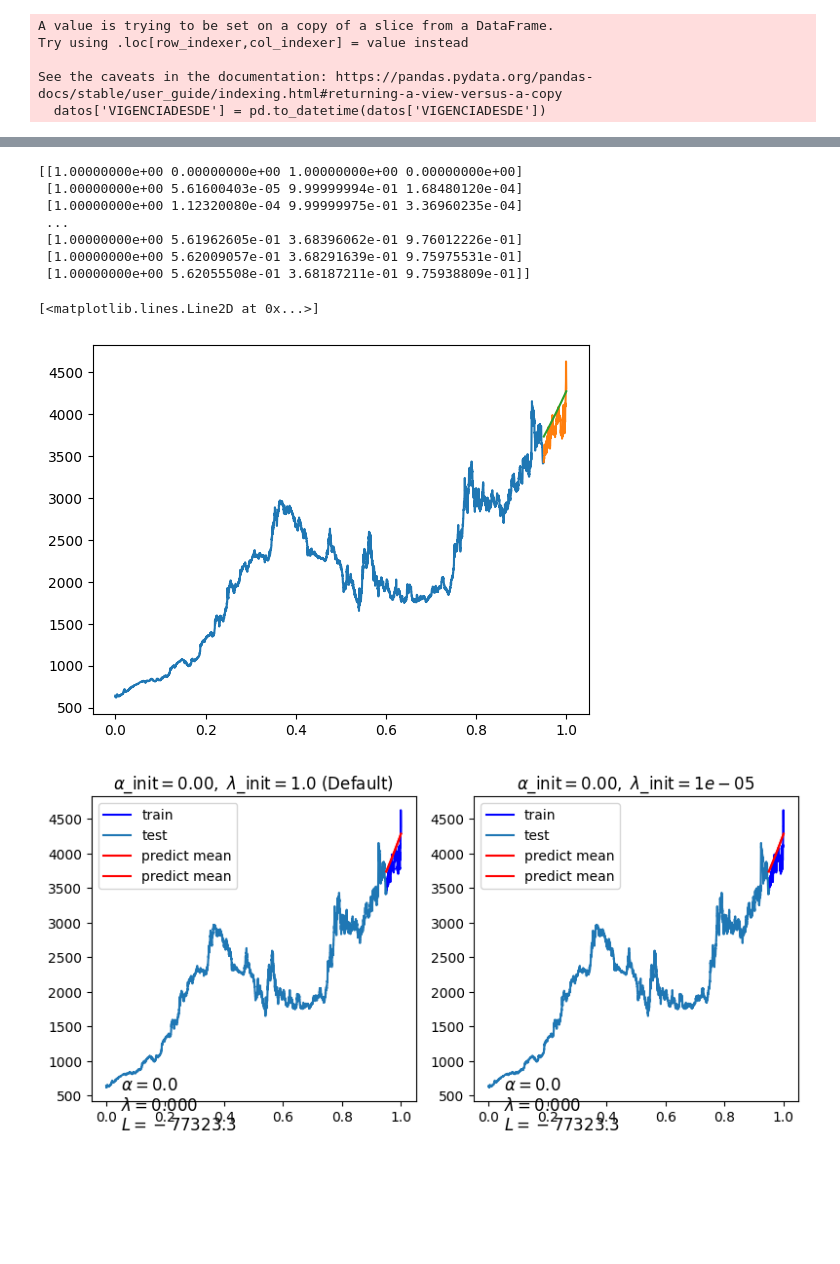
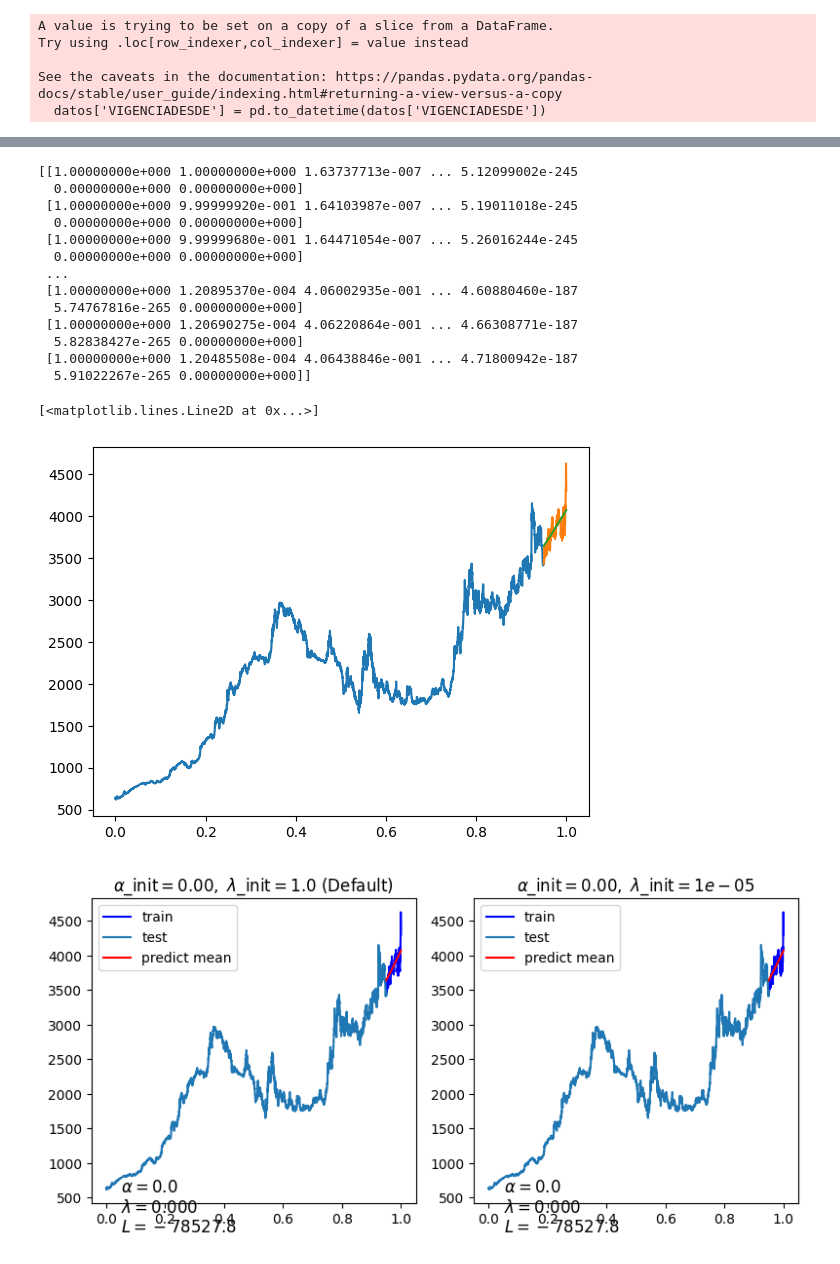
Before and after one commit to cabb1808/ProyectoSenales3, a Jupyter notebook: Proyecto_Final.ipynb, the cells around one changed output, grey strips where cells are left out. Saved outputs shown, nothing was run; the diff lists cells and outputs as text; code cells hidden in the pictures; blank space fills up the shorter version.

```diff
--- a/Proyecto_Final.ipynb
+++ b/Proyecto_Final.ipynb
@@ -94,29 +86,26 @@ DatetimeIndex(['1991-12-02', '1991-12-03', '1991-12-04', '1991-12-05',
 [figure]
 # %%
 def MapeoDataset(X,K):
-    # Extraer caracteristicas sinusoidales
-    # X: N x D, vector de entradas
-    # K: escalar, grado del polinomio
-    # return: N x (K+1), matriz de características Phi
-
+    # # Extraer caracteristicas sinusoidales
+    # # X: N x D, vector de entradas
+    # # K: escalar, grado del polinomio
+    # # return: N x (K+1), matriz de características Phi
     X = X.flatten()
     N = X.shape[0]
 
     #inicializar Phi
     Phi = np.ones((N, K+1))
-    F0= 0.1
-    F = F0 * np.linspace(1, K, K)
+    mu = np.linspace(0,10,K)
+    sig2 = 0.1
 
     # Calcular matriz Phi
     for n in range(len(X)):
       for k in range(1, K+1):
-        if k%2 ==0:
-          Phi[:,k] = np.cos(2*np.pi*F[k-1]*X)
-        else:
-          Phi[:,k] = np.sin(2*np.pi*F[k-1]*X)
-      return Phi
+        Phi[n,k] = np.exp(-(mu[k-1] - X[n])**2/sig2)
+    return Phi
 # %%
-M=3
+M=9
+
 
 lam=0.001
 PHI_train = MapeoDataset(X_train,M)
@@ -131,59 +120,64 @@ plt.plot(X_train,y_train)
 plt.plot(X_test,y_test)
 plt.plot(X_test,y_pred2)
 # %% [output]
-[[1.00000000e+00 0.00000000e+00 1.00000000e+00 0.00000000e+00]
- [1.00000000e+00 5.61600403e-05 9.99999994e-01 1.68480120e-04]
- [1.00000000e+00 1.12320080e-04 9.99999975e-01 3.36960235e-04]
+[[1.00000000e+000 1.00000000e+000 1.63737713e-007 ... 5.12099002e-245
+  0.00000000e+000 0.00000000e+000]
+ [1.00000000e+000 9.99999920e-001 1.64103987e-007 ... 5.19011018e-245
+  0.00000000e+000 0.00000000e+000]
+ [1.00000000e+000 9.99999680e-001 1.64471054e-007 ... 5.26016244e-245
+  0.00000000e+000 0.00000000e+000]
  ...
- [1.00000000e+00 5.61962605e-01 3.68396062e-01 9.76012226e-01]
- [1.00000000e+00 5.62009057e-01 3.68291639e-01 9.75975531e-01]
- [1.00000000e+00 5.62055508e-01 3.68187211e-01 9.75938809e-01]]
+ [1.00000000e+000 1.20895370e-004 4.06002935e-001 ... 4.60880460e-187
+  5.74767816e-265 0.00000000e+000]
+ [1.00000000e+000 1.20690275e-004 4.06220864e-001 ... 4.66308771e-187
+  5.82838427e-265 0.00000000e+000]
+ [1.00000000e+000 1.20485508e-004 4.06438846e-001 ... 4.71800942e-187
+  5.91022267e-265 0.00000000e+000]]
 [<matplotlib.lines.Line2D at 0x...>]
-[figure, old version]
+[figure, new version]
 # %%
 from sklearn.linear_model import BayesianRidge
 
 
 reg = BayesianRidge(tol=1e-6, fit_intercept=False, compute_score=True)
-n_order = 4
+n_order = 3
 # X_train = np.vander(X_train, n_order + 1, increasing=True)  #cambiar por phi
 # X_test = np.vander(X_test, n_order + 1, increasing=True)
 
 fig, axes = plt.subplots(1, 2, figsize=(8, 4))
 for i, ax in enumerate(axes):
     # Bayesian ridge regression with different initial value pairs
     if i == 0:
         init = [1 / np.var(y_train), 1.0]  # Default values
     elif i == 1:
         init = [0.001, 1e-5]
         reg.set_params(alpha_init=init[0], lambda_init=init[1])
     reg.fit(PHI_train, y_train)
 
-    ymean, ystd = reg.predict(PHI_test, return_std=True)
-    y_pred_train = reg.predict(PHI_train)
-    y_pred_test = reg.predict(PHI_test)
+    y_pred_train = reg.predict(PHI_train, return_std=False)
+    y_pred_test = reg.predict(PHI_test, return_std=False)
 
 
     ax.plot(X_test, y_test, color="blue", label="train")
     ax.plot(X_train, y_train, label="test")
-    ax.plot(X_test, ymean, color="red", label="predict mean")
     ax.plot(X_test, y_pred_test, color="red", label="predict mean")
+
     # ax.fill_between(X_test, ymean - ystd, ymean + ystd, color="pink", alpha=0.5, label="predict std")
     ax.legend()
     title = "$\\alpha$_init$={:.2f},\\ \\lambda$_init$={}$".format(init[0], init[1])
     if i == 0:
         title += " (Default)"
     ax.set_title(title, fontsize=12)
 
     text = "$\\alpha={:.1f}$\n$\\lambda={:.3f}$\n$L={:.1f}$".format(
         reg.alpha_, reg.lambda_, reg.scores_[-1]
     )
     ax.text(0.05, -1.0, text, fontsize=12)
 
 plt.tight_layout()
 plt.show()
 # %% [output]
-[figure, old version]
+[figure, new version]
 # %%
 def expo_carac(X, K):
     # Extraer caracteristicas exponenciales
```
Also changed, not shown: parts of 4 cells of this notebook.
